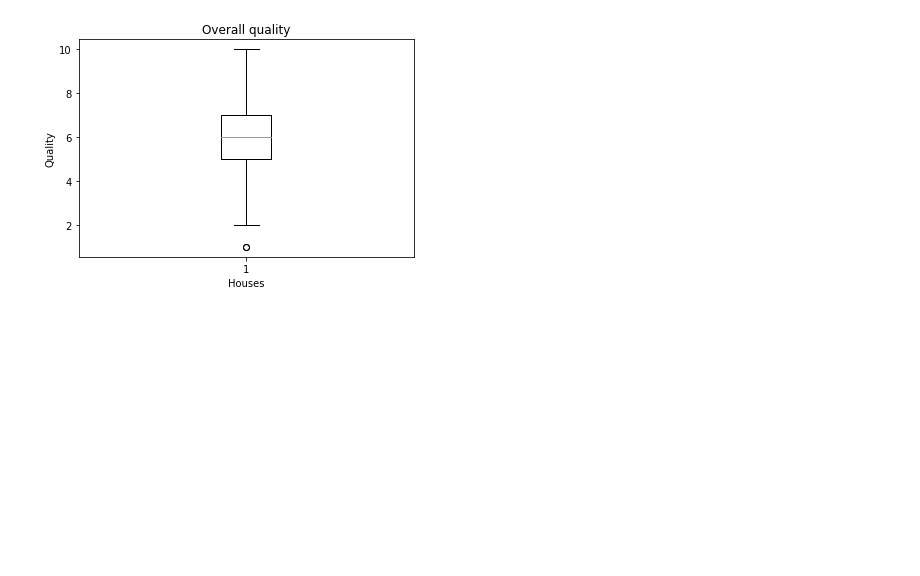
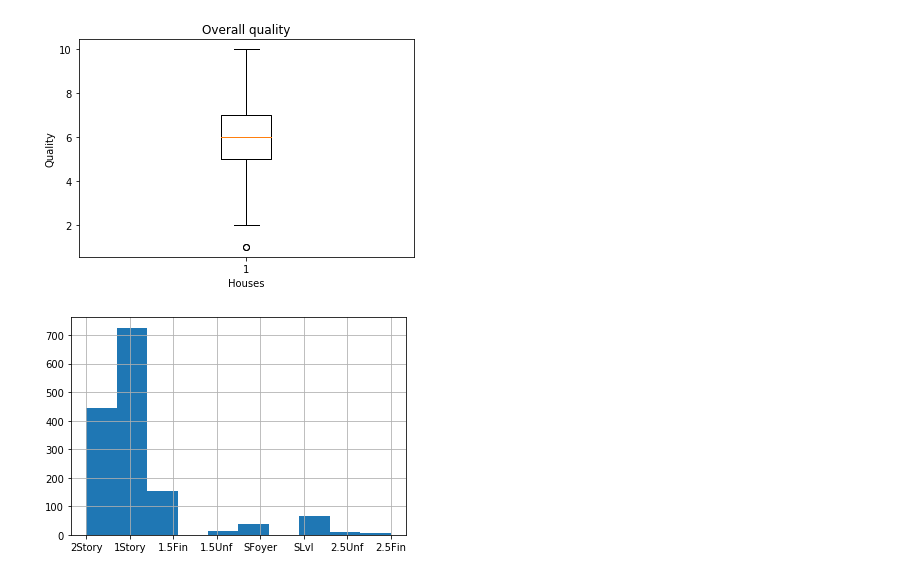
Before and after one commit to lizvqz/HousePrices, a Jupyter notebook: HousePrices.ipynb, the cells around one changed output. Drawn from its saved outputs; the diff is of its cells as text; code cells hidden in the pictures; blank space fills up the shorter version.

Commit message:
feat: Add histogram of housestyles

```diff
--- a/HousePrices.ipynb
+++ b/HousePrices.ipynb
@@ -216,0 +219,4 @@ plt.ylabel('Quality');
+# %%
+df.housestyle.hist();
+# %% [output]
+[figure, added]
```
Also changed, not shown: parts of 1 cell of this notebook.
